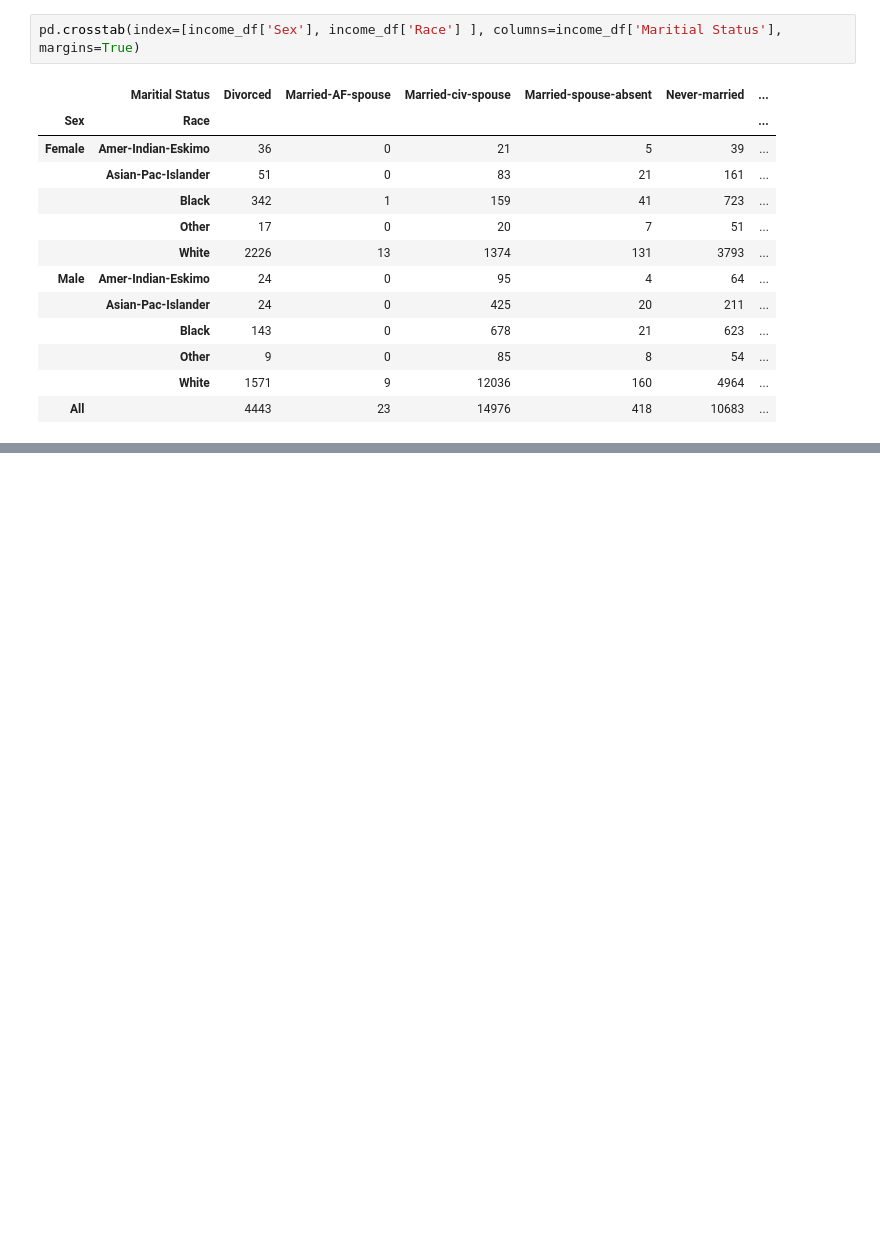
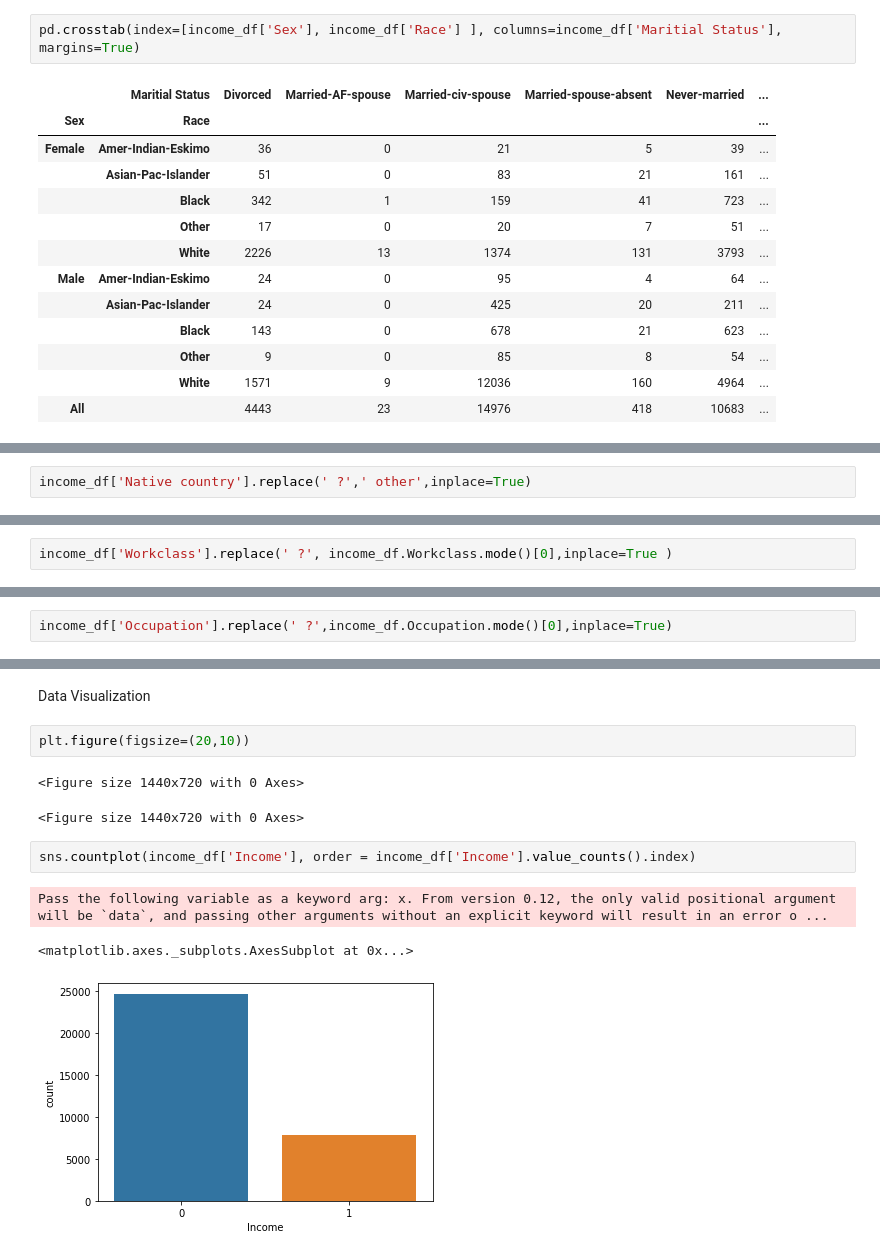
Before and after one commit to arpitsharma27/RegressionTechniques, a Jupyter notebook: LogisticRegressionXGBoost.ipynb, the cells around one changed output, grey strips where cells are left out. Saved outputs shown, nothing was run; the diff lists cells and outputs as text; blank space fills up the shorter version.

```diff
--- a/LogisticRegressionXGBoost.ipynb
+++ b/LogisticRegressionXGBoost.ipynb
@@ -186,0 +306,2 @@ pd.crosstab(index=[income_df['Sex'], income_df['Race'] ], columns=income_df['Mar
+# %%
+income_df['Native country'].replace(' ?',' other',inplace=True)
@@ -186,0 +341,2 @@ pd.crosstab(index=[income_df['Sex'], income_df['Race'] ], columns=income_df['Mar
+# %%
+income_df['Workclass'].replace(' ?', income_df.Workclass.mode()[0],inplace=True )
@@ -186,0 +374,2 @@ pd.crosstab(index=[income_df['Sex'], income_df['Race'] ], columns=income_df['Mar
+# %%
+income_df['Occupation'].replace(' ?',income_df.Occupation.mode()[0],inplace=True)
@@ -186,0 +450,13 @@ pd.crosstab(index=[income_df['Sex'], income_df['Race'] ], columns=income_df['Mar
+# %% [markdown]
+Data Visualization
+# %%
+plt.figure(figsize=(20,10))
+# %% [output]
+<Figure size 1440x720 with 0 Axes>
+<Figure size 1440x720 with 0 Axes>
+# %%
+sns.countplot(income_df['Income'], order = income_df['Income'].value_counts().index)
+# %% [output]
+Pass the following variable as a keyword arg: x. From version 0.12, the only valid positional argument will be `data`, and passing other arguments without an explicit keyword will result in an error o ...
+<matplotlib.axes._subplots.AxesSubplot at 0x...>
+[figure, added]
```
Also changed, not shown: parts of 25 cells of this notebook.
